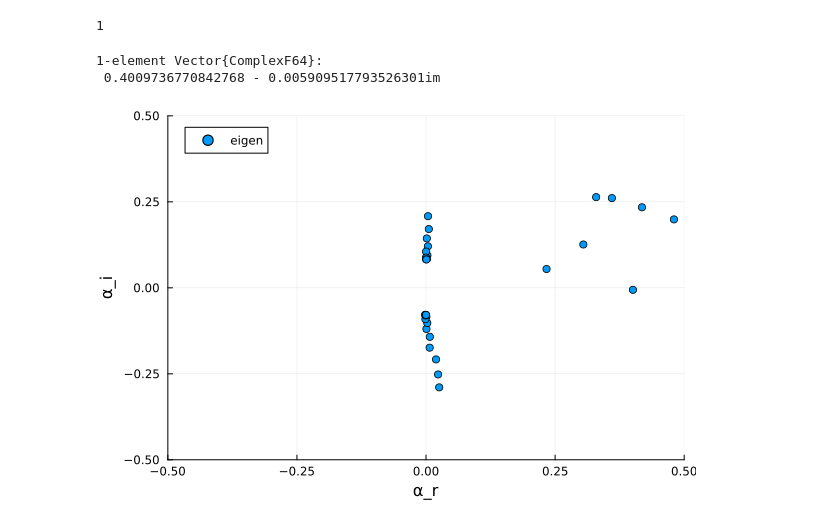
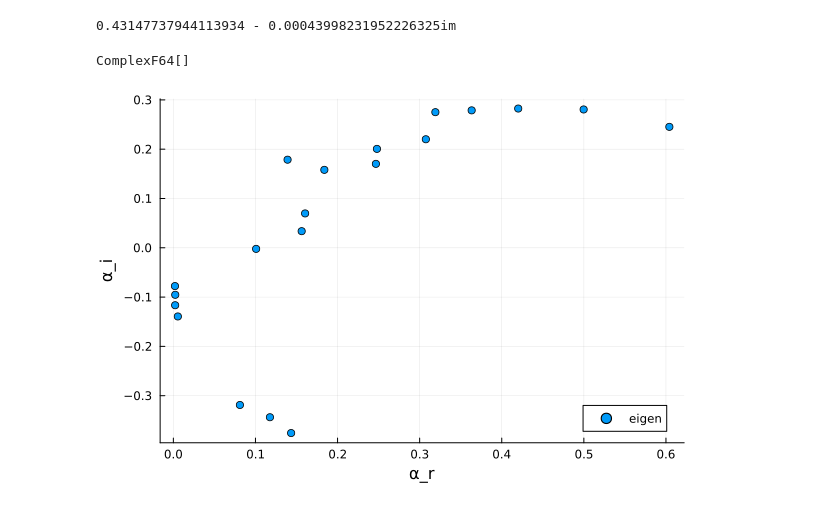
Before and after one commit to HaojieZhang917/compressible_bek, a Jupyter notebook: compress/stability.ipynb, the cells around one changed output. Saved outputs shown, nothing was run; the diff lists cells and outputs as text; code cells hidden in the pictures.

```diff
--- a/compress/stability.ipynb
+++ b/compress/stability.ipynb
@@ -138,69 +198,30 @@ end
-# %%
-d = [0.002+0.0001im;0.003-0.002im]
-eig = minimum(x -> abs(imag(x)), d)
-findmin(x-> abs(imag(x)), d)[2]
-# %% [output]
-1
+# %%
+netural_cur[67,3]
+# %% [output]
+0.43147737944113934 - 0.00043998231952226325im
 # %%
 
-N_cheb = 99
+N_cheb = 149
 Mr = 0.1
 Tw = 1
 gamma = 1.4
 sigma = 0.72
 omega = 0
-c = 0.1
-local R = 300
+R = 470
 Ma = Mr/R
 u0,v0,w0,f,q,D,D2,x = baseflow_var(N_cheb)
 H,T = T_ca(Mr,f,q,w0,gamma,Tw)
 F,G,H,T,rho,z = interp(u0,v0,H,T,x,N_cheb,"sim")
 lam = - (2/3) * T
 kappa = (1/sigma) * T
-netural_cur = [empty! empty! empty!]
-@showprogress for be = 0.02 : 0.001 : 0.15
-    A0,A1,A2 = Spatial_mode(F,G,H,rho,lam,kappa,T,sigma,gamma,R,Ma,omega,be)
-    nep = PEP([A0,A1,A2]);
-    eigval,eigvec = iar(nep,σ = c , neigs = 1 ,maxit = 500,tol=1e-10)
-    point = filter(x -> - 0.0005 < imag(x) < 0.0005 && real(x)>0.05, eigval)
-    if point == []
-        eig = - 1
-    else
-        eig = point
-        c = eig
-    end
-    netural_cur = [netural_cur; [R be eig]]
-end
+be = 0.129
+A0,A1,A2 = Spatial_mode(F,G,H,rho,lam,kappa,T,sigma,gamma,R,Ma,omega,be)
+nep = PEP([A0,A1,A2]);
+eigval,eigvec = iar(nep,σ = 0.2, neigs = 3 ,maxit = 500,tol=1e-10)
+point = filter(x -> - 0.1 < imag(x) < 0.0005 && real(x)>0.05, eigval)
+# %% [output]
+ComplexF64[]
-# %%
-
-N_cheb = 99
-Mr = 0.1
-Tw = 1
-gamma = 1.4
-sigma = 0.72
-omega = 0
-c = 0.1
-local R = 300
-Ma = Mr/R
-u0,v0,w0,f,q,D,D2,x = baseflow_var(N_cheb)
-H,T = T_ca(Mr,f,q,w0,gamma,Tw)
-F,G,H,T,rho,z = interp(u0,v0,H,T,x,N_cheb,"sim")
-lam = - (2/3) * T
-kappa = (1/sigma) * T
-be = 0.08
-A0,A1,A2 = Spatial_mode(F,G,H,rho,lam,kappa,T,sigma,gamma,R,Ma,omega,be)
-nep = PEP([A0,A1,A2]);
-eigval,eigvec = iar(nep,σ = c , neigs = 3 ,maxit = 500,tol=1e-10)
-point = filter(x -> - 0.01 < imag(x) < 0.0005 && real(x)>0.05, eigval)
-# %% [output]
-1-element Vector{ComplexF64}:
- 0.4009736770842768 - 0.005909517793526301im
-# %%
-A0,A1,A2,A3,A4 = KEB_SpatialMode.KEB_LST_ALL("Vonkarmen.txt",N_cheb,omega,be,R,1,2)
-nep1 = PEP([A0,A1,A2,A3,A4]);
-eigval,eigvec = iar(nep1,σ = 0.01, neigs = 30,maxit = 500);
-point = filter(x -> -0.01 < imag(x) < 0.001, eigval)
 # %%
-scatter(real(eigval),imag(eigval),xlims=[-0.5,0.5],ylims=[-0.5,0.5],xlabel ="α_r",ylabel="α_i",label="eigen")
+scatter(real(eigval),imag(eigval),xlabel ="α_r",ylabel="α_i",label="eigen")
 # %% [output]
-[figure, old version]
+[figure, new version]
```
Also changed, not shown: parts of 5 cells of this notebook, 1 other file.
